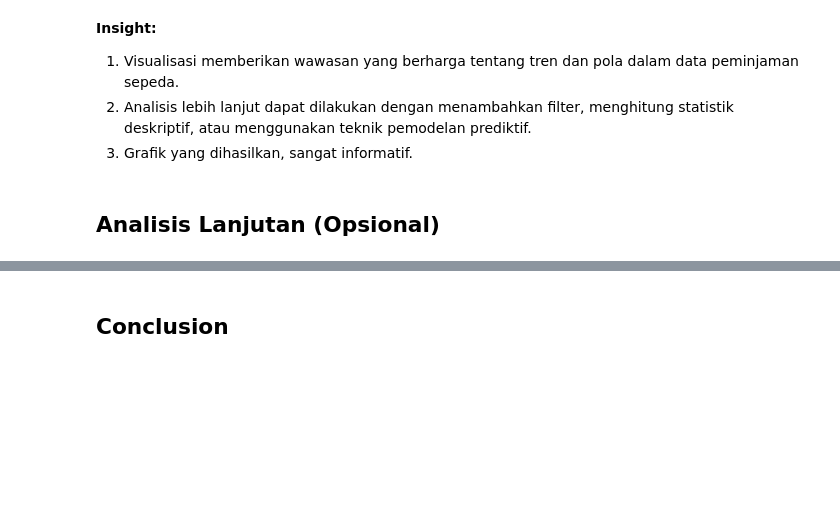
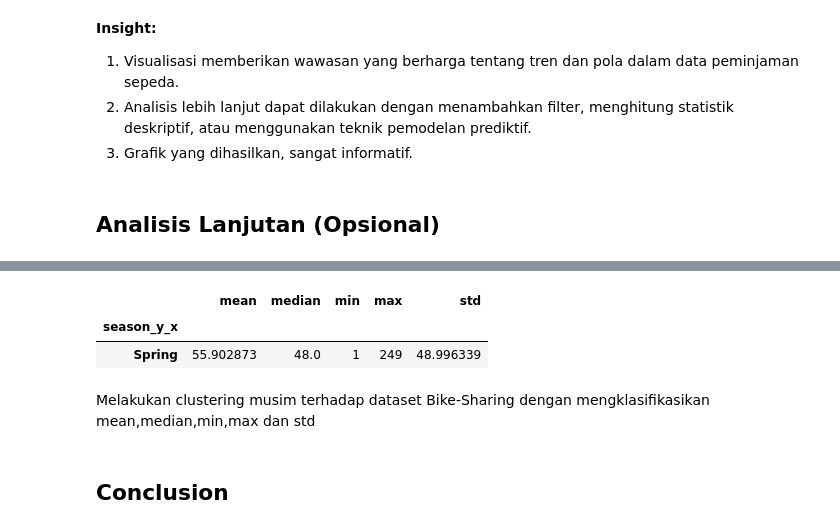
Before and after one commit to lailadwikartikasari/dashboard_Sederhana_Bike_Sharing, a Jupyter notebook: notebook.ipynb, the cells around one changed output, grey strips where cells are left out. Drawn from its saved outputs; the diff is of its cells as text; code cells hidden in the pictures; blank space fills up the shorter version.

```diff
--- a/notebook.ipynb
+++ b/notebook.ipynb
@@ -507,3 +447,20 @@ Musim gugur memiliki rata rata peminjaman tertinggi, dan musim semi memiliki rat
+# %%
+# prompt: bedakan statistik untuk tiap musim dalam bentuk statustik
+
+# Statistik untuk setiap musim
+season_stats = Bike_Sharing_df.groupby('season_y_x')['cnt_y_x'].agg(['mean', 'median', 'min', 'max', 'std'])
+
+# Mapping angka musim ke nama musim
+season_labels = {1: "Spring", 2: "Summer", 3: "Fall", 4: "Winter"}
+season_stats.index = season_stats.index.map(season_labels)
+
+season_stats
+# %% [output]
+|  | mean | median | min | max | std |
+| season_y_x |  |  |  |  |  |
+| Spring | 55.902873 | 48.0 | 1 | 249 | 48.996339 |
+# %% [markdown]
+Melakukan clustering musim terhadap dataset Bike-Sharing dengan mengklasifikasikan mean,median,min,max dan std
 # %% [markdown]
 ## Conclusion
 # %% [markdown]
```
Also changed, not shown: parts of 2 cells of this notebook.
